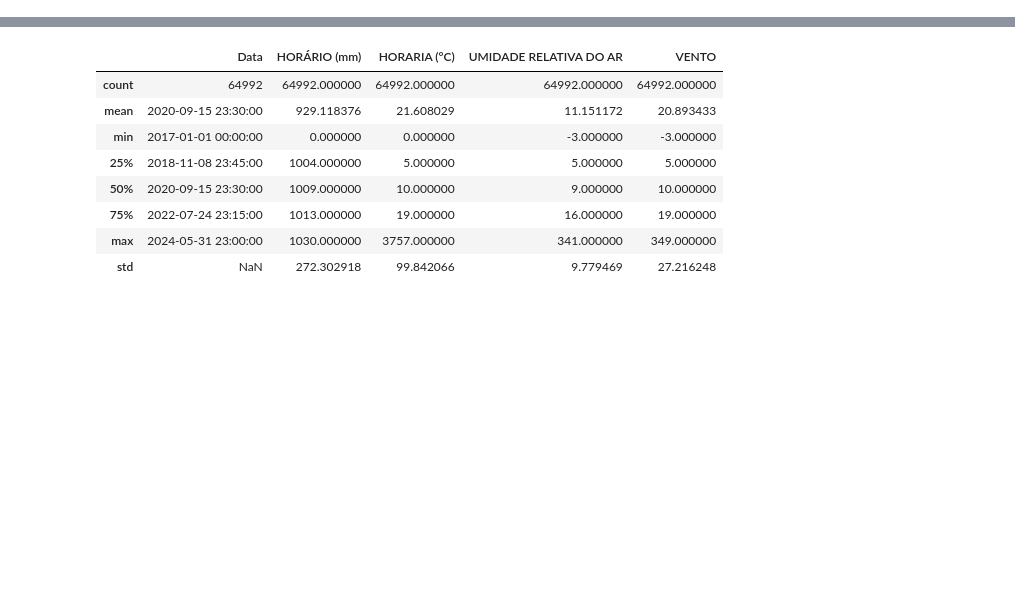
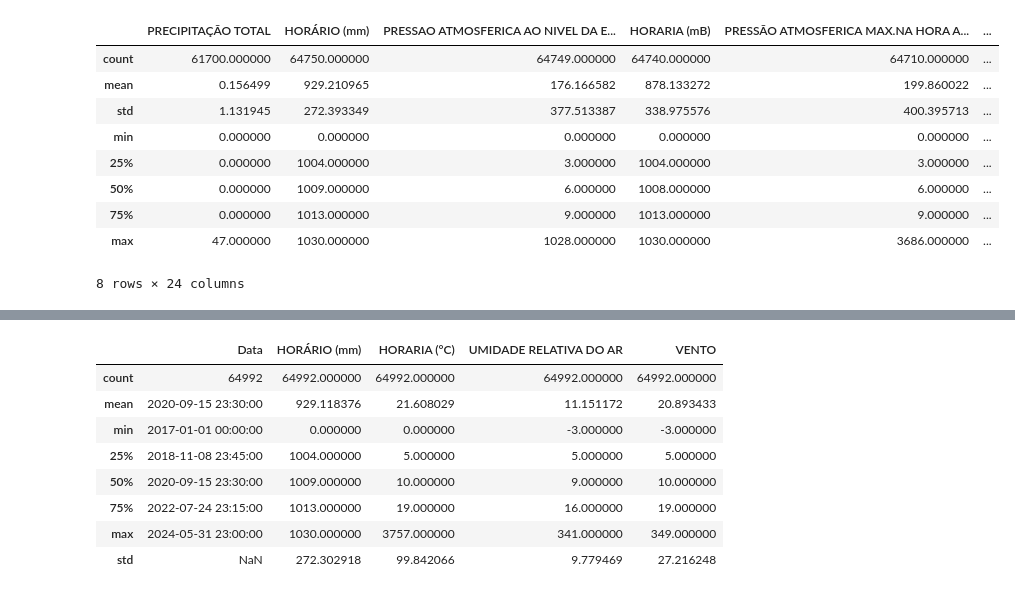
Before and after one commit to craudinmoreira/ML-TCC-Claudio-Moreira, a Jupyter notebook: concat.ipynb, the cells around one changed output, grey strips where cells are left out. Saved outputs shown, nothing was run; the diff lists cells and outputs as text; code cells hidden in the pictures; blank space fills up the shorter version.

```diff
--- a/concat.ipynb
+++ b/concat.ipynb
@@ -6,0 +30,13 @@ pd.set_option('future.no_silent_downcasting', True)
+# %%
+clima_poa.describe()
+# %% [output]
+|  | PRECIPITAÇÃO TOTAL | HORÁRIO (mm) | PRESSAO ATMOSFERICA AO NIVEL DA E... | HORARIA (mB) | PRESSÃO ATMOSFERICA MAX.NA HORA A... | ... |
+| count | 61700.000000 | 64750.000000 | 64749.000000 | 64740.000000 | 64710.000000 | ... |
+| mean | 0.156499 | 929.210965 | 176.166582 | 878.133272 | 199.860022 | ... |
+| std | 1.131945 | 272.393349 | 377.513387 | 338.975576 | 400.395713 | ... |
+| min | 0.000000 | 0.000000 | 0.000000 | 0.000000 | 0.000000 | ... |
+| 25% | 0.000000 | 1004.000000 | 3.000000 | 1004.000000 | 3.000000 | ... |
+| 50% | 0.000000 | 1009.000000 | 6.000000 | 1008.000000 | 6.000000 | ... |
+| 75% | 0.000000 | 1013.000000 | 9.000000 | 1013.000000 | 9.000000 | ... |
+| max | 47.000000 | 1030.000000 | 1028.000000 | 1030.000000 | 3686.000000 | ... |
+8 rows × 24 columns
```
Also changed, not shown: parts of 7 cells of this notebook, 10 other files.
